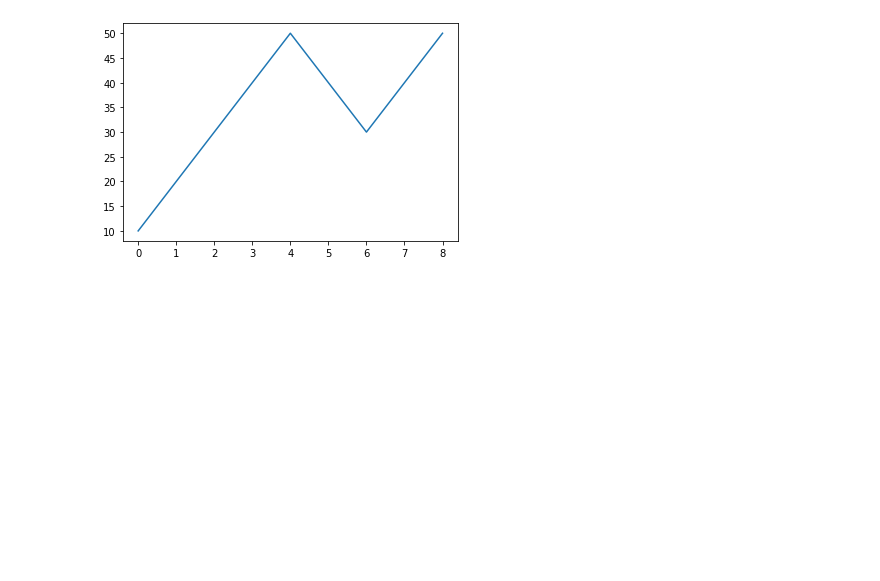
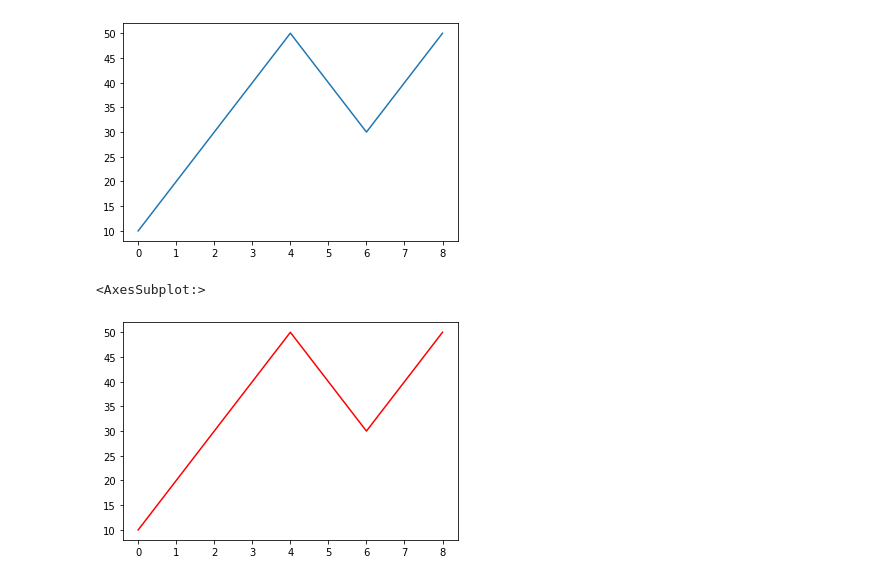
Before and after one commit to ramlaxman/cisco-2020-oct-14-plotting, a Jupyter notebook: Cisco 2020 October 14 — Pandas plotting.ipynb, the cells around one changed output. Saved outputs shown, nothing was run; the diff lists cells and outputs as text; code cells hidden in the pictures; blank space fills up the shorter version.

```diff
--- a/Cisco 2020 October 14 — Pandas plotting.ipynb
+++ b/Cisco 2020 October 14 — Pandas plotting.ipynb
@@ -15,3 +15,8 @@ s.plot.line()
 # %% [output]
 <AxesSubplot:>
 [figure]
+# %%
+s.plot.line(color='red')
+# %% [output]
+<AxesSubplot:>
+[figure, added]
```
Also changed, not shown: parts of 2 cells of this notebook.
